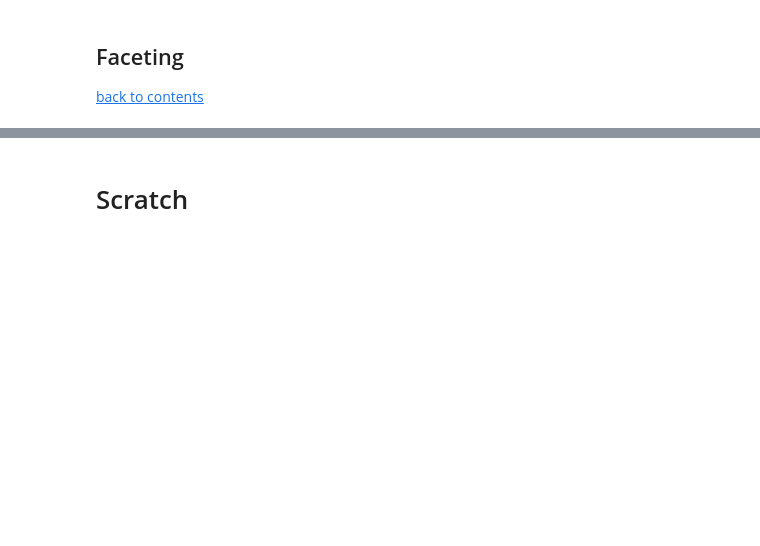
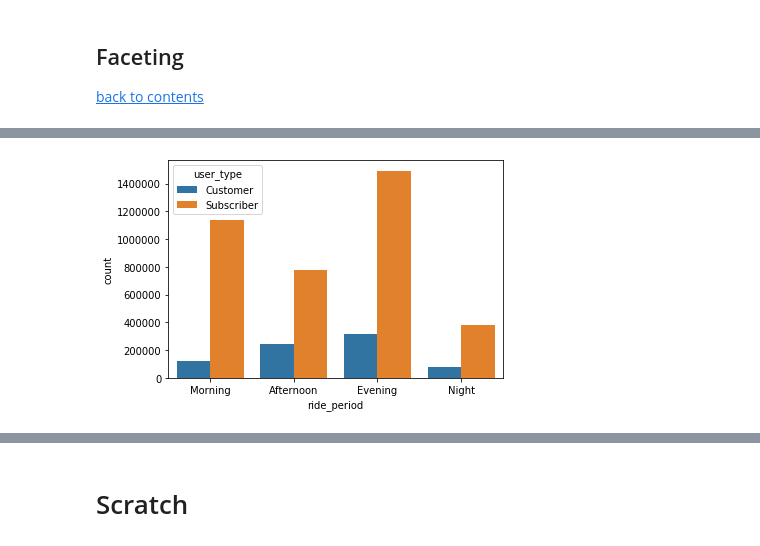
Before and after one commit to sdmccaul/udacity-da-viz, a Jupyter notebook: exploratory.ipynb, the cells around one changed output, grey strips where cells are left out. Drawn from its saved outputs; the diff is of its cells as text; code cells hidden in the pictures; blank space fills up the shorter version.

```diff
--- a/exploratory.ipynb
+++ b/exploratory.ipynb
@@ -933,0 +907,5 @@ sb.countplot(data=pd.concat([df_2017,df_2018,df_2019]), x='weekday_ride', hue='a
+# %%
+sb.countplot(data=pd.concat([df_2017,df_2018,df_2019]), x='ride_period', hue='user_type',
+             order=['Morning', 'Afternoon', 'Evening', 'Night']);
+# %% [output]
+[figure, added]
```
Also changed, not shown: parts of 31 cells of this notebook, 1 other file.
